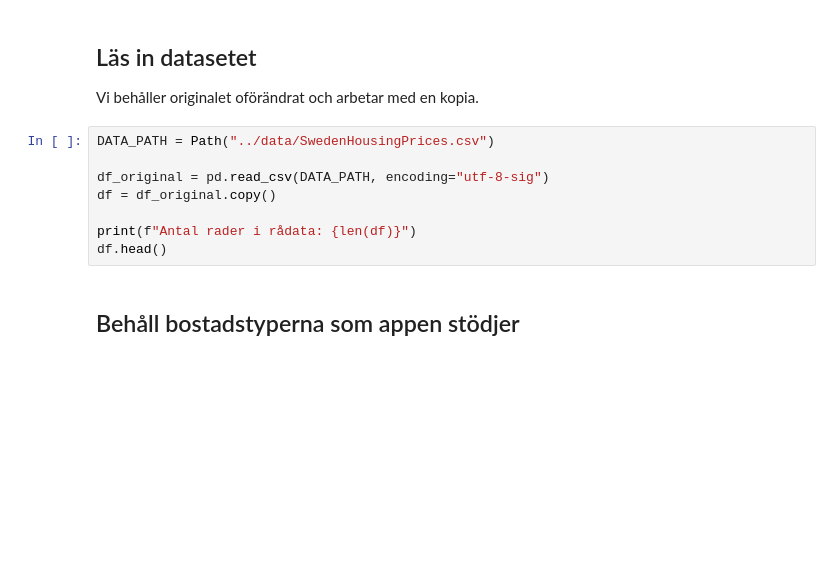
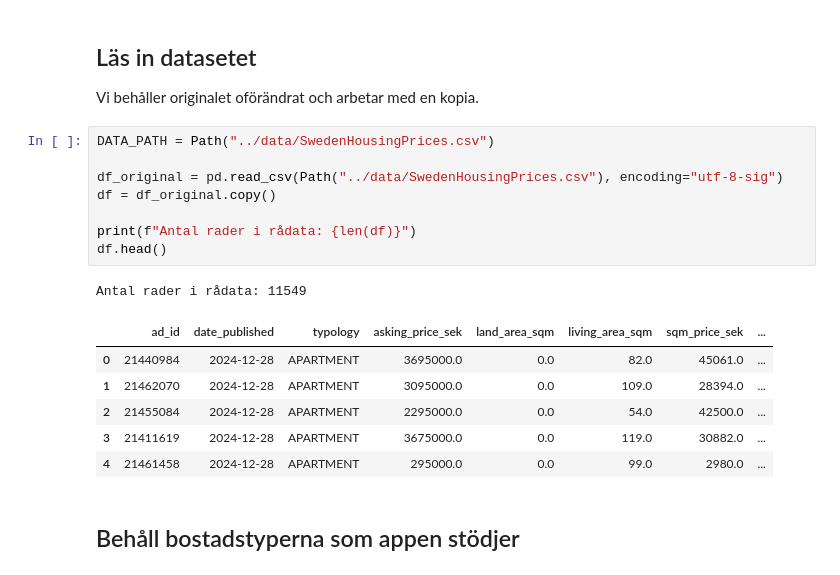
Before and after one commit to Mezea11/bostadskollen, a Jupyter notebook: notebooks/model_training.ipynb, the cells around one changed output. Saved outputs shown, nothing was run; the diff lists cells and outputs as text; blank space fills up the shorter version.

```diff
--- a/notebooks/model_training.ipynb
+++ b/notebooks/model_training.ipynb
@@ -35,11 +35,19 @@ Vi behåller originalet oförändrat och arbetar med en kopia.
 # %%
 DATA_PATH = Path("../data/SwedenHousingPrices.csv")
 
-df_original = pd.read_csv(DATA_PATH, encoding="utf-8-sig")
+df_original = pd.read_csv(Path("../data/SwedenHousingPrices.csv"), encoding="utf-8-sig")
 df = df_original.copy()
 
 print(f"Antal rader i rådata: {len(df)}")
 df.head()
+# %% [output]
+Antal rader i rådata: 11549
+|  | ad_id | date_published | typology | asking_price_sek | land_area_sqm | living_area_sqm | sqm_price_sek | ... |
+| 0 | 21440984 | 2024-12-28 | APARTMENT | 3695000.0 | 0.0 | 82.0 | 45061.0 | ... |
+| 1 | 21462070 | 2024-12-28 | APARTMENT | 3095000.0 | 0.0 | 109.0 | 28394.0 | ... |
+| 2 | 21455084 | 2024-12-28 | APARTMENT | 2295000.0 | 0.0 | 54.0 | 42500.0 | ... |
+| 3 | 21411619 | 2024-12-28 | APARTMENT | 3675000.0 | 0.0 | 119.0 | 30882.0 | ... |
+| 4 | 21461458 | 2024-12-28 | APARTMENT | 295000.0 | 0.0 | 99.0 | 2980.0 | ... |
 # %% [markdown]
 ## Behåll bostadstyperna som appen stödjer
 # %%
```
Also changed, not shown: 3 other files.
